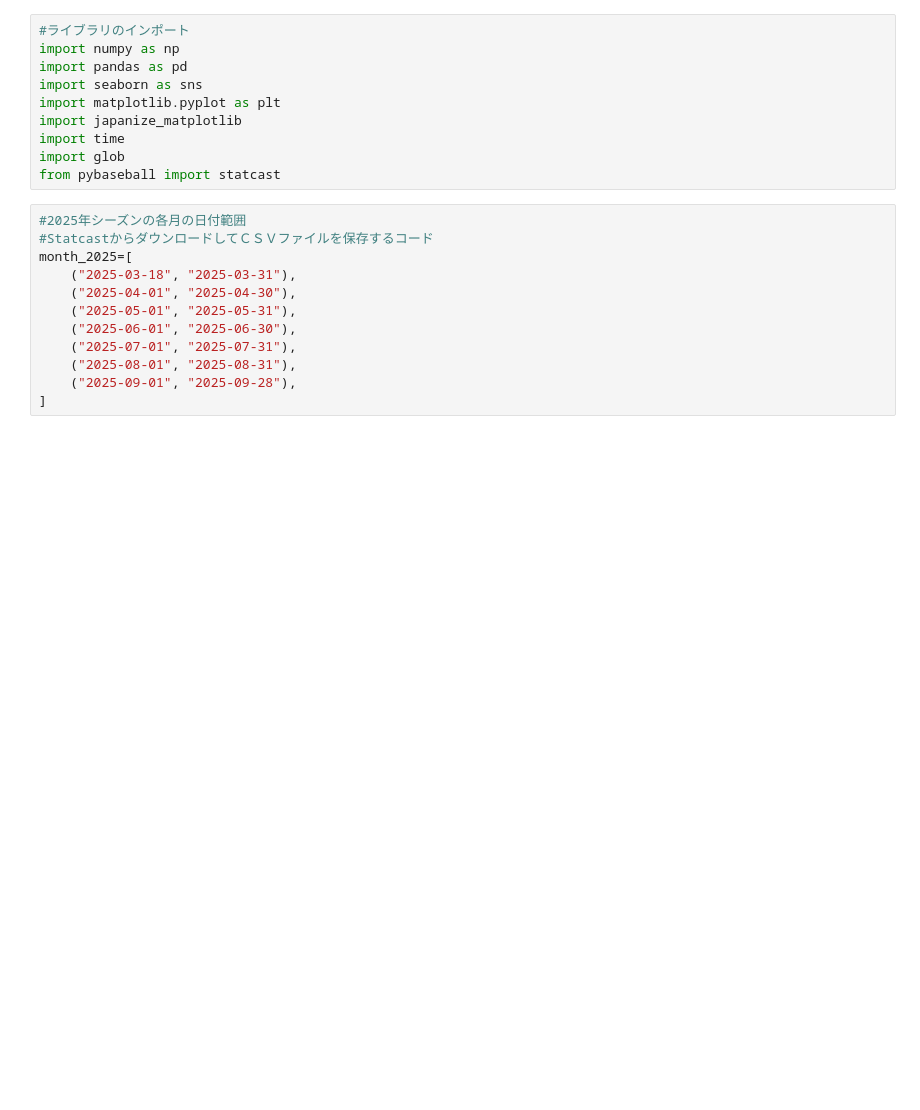
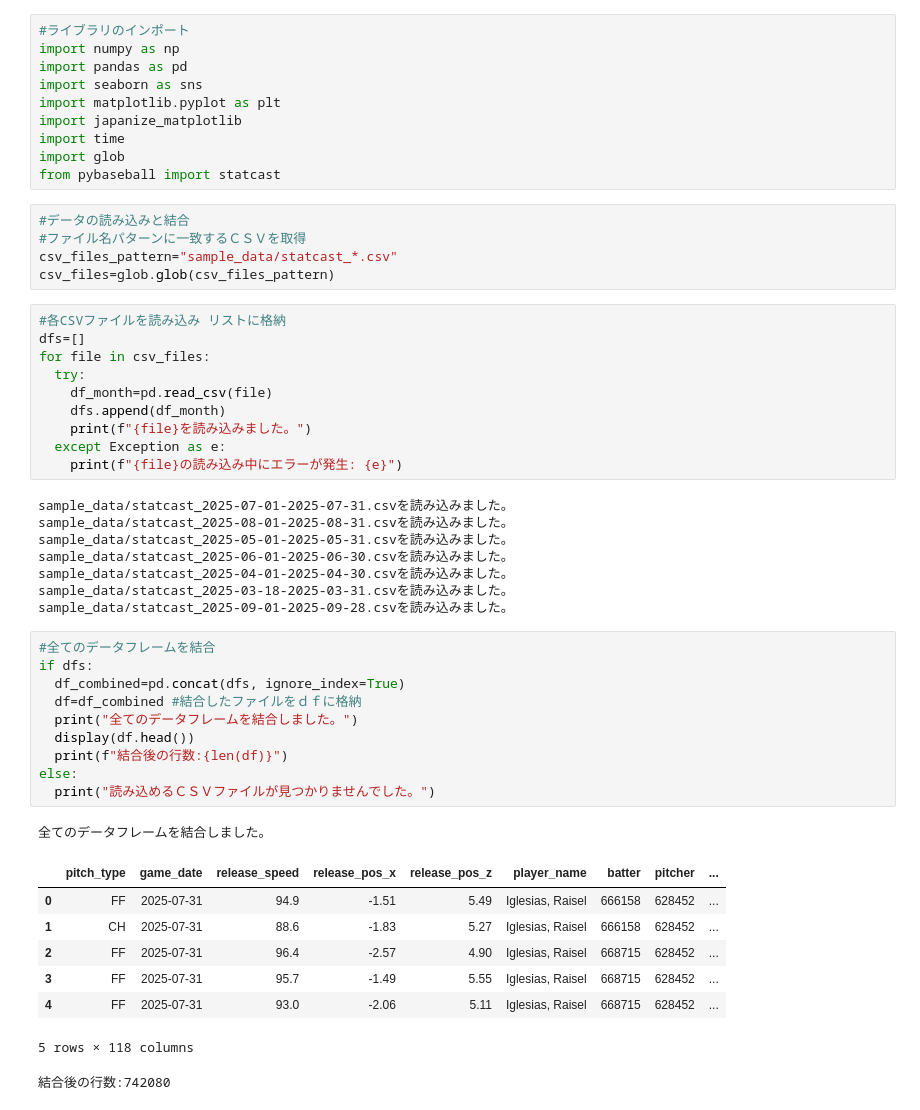
Before and after one commit to hitomitsu50/SportsData_Portfolio, a Jupyter notebook: 2025年StatcastデータWhiff％TOP10写経.ipynb, the cells around one changed output. Drawn from its saved outputs; the diff is of its cells as text; blank space fills up the shorter version.

```diff
--- a/2025年StatcastデータWhiff％TOP10写経.ipynb
+++ b/2025年StatcastデータWhiff％TOP10写経.ipynb
@@ -33,15 +33,46 @@ import japanize_matplotlib
 import time
 import glob
 from pybaseball import statcast
-# %%
-#2025年シーズンの各月の日付範囲
-#StatcastからダウンロードしてＣＳＶファイルを保存するコード
-month_2025=[
-    ("2025-03-18", "2025-03-31"),
-    ("2025-04-01", "2025-04-30"),
-    ("2025-05-01", "2025-05-31"),
-    ("2025-06-01", "2025-06-30"),
-    ("2025-07-01", "2025-07-31"),
-    ("2025-08-01", "2025-08-31"),
-    ("2025-09-01", "2025-09-28"),
-]
+# %%
+#データの読み込みと結合
+#ファイル名パターンに一致するＣＳＶを取得
+csv_files_pattern="sample_data/statcast_*.csv"
+csv_files=glob.glob(csv_files_pattern)
+# %%
+#各CSVファイルを読み込み リストに格納
+dfs=[]
+for file in csv_files:
+  try:
+    df_month=pd.read_csv(file)
+    dfs.append(df_month)
+    print(f"{file}を読み込みました。")
+  except Exception as e:
+    print(f"{file}の読み込み中にエラーが発生: {e}")
+# %% [output]
+sample_data/statcast_2025-07-01-2025-07-31.csvを読み込みました。
+sample_data/statcast_2025-08-01-2025-08-31.csvを読み込みました。
+sample_data/statcast_2025-05-01-2025-05-31.csvを読み込みました。
+sample_data/statcast_2025-06-01-2025-06-30.csvを読み込みました。
+sample_data/statcast_2025-04-01-2025-04-30.csvを読み込みました。
+sample_data/statcast_2025-03-18-2025-03-31.csvを読み込みました。
+sample_data/statcast_2025-09-01-2025-09-28.csvを読み込みました。
+# %%
+#全てのデータフレームを結合
+if dfs:
+  df_combined=pd.concat(dfs, ignore_index=True)
+  df=df_combined #結合したファイルをｄｆに格納
+  print("全てのデータフレームを結合しました。")
+  display(df.head())
+  print(f"結合後の行数:{len(df)}")
+else:
+  print("読み込めるＣＳＶファイルが見つかりませんでした。")
+# %% [output]
+全てのデータフレームを結合しました。
+|  | pitch_type | game_date | release_speed | release_pos_x | release_pos_z | player_name | batter | pitcher | ... |
+| 0 | FF | 2025-07-31 | 94.9 | -1.51 | 5.49 | Iglesias, Raisel | 666158 | 628452 | ... |
+| 1 | CH | 2025-07-31 | 88.6 | -1.83 | 5.27 | Iglesias, Raisel | 666158 | 628452 | ... |
+| 2 | FF | 2025-07-31 | 96.4 | -2.57 | 4.90 | Iglesias, Raisel | 668715 | 628452 | ... |
+| 3 | FF | 2025-07-31 | 95.7 | -1.49 | 5.55 | Iglesias, Raisel | 668715 | 628452 | ... |
+| 4 | FF | 2025-07-31 | 93.0 | -2.06 | 5.11 | Iglesias, Raisel | 668715 | 628452 | ... |
+5 rows × 118 columns
+結合後の行数:742080
```
Also changed, not shown: parts of 3 cells of this notebook.
